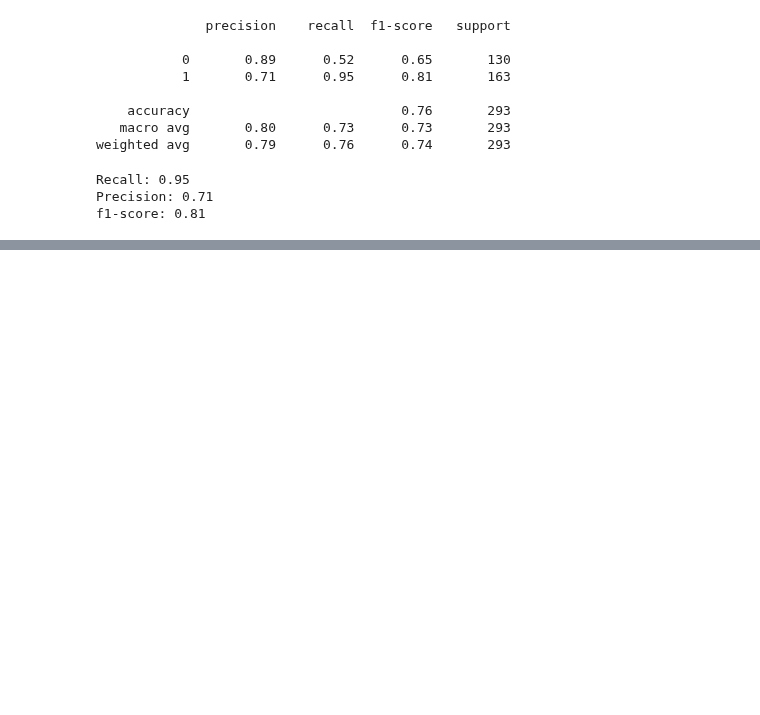
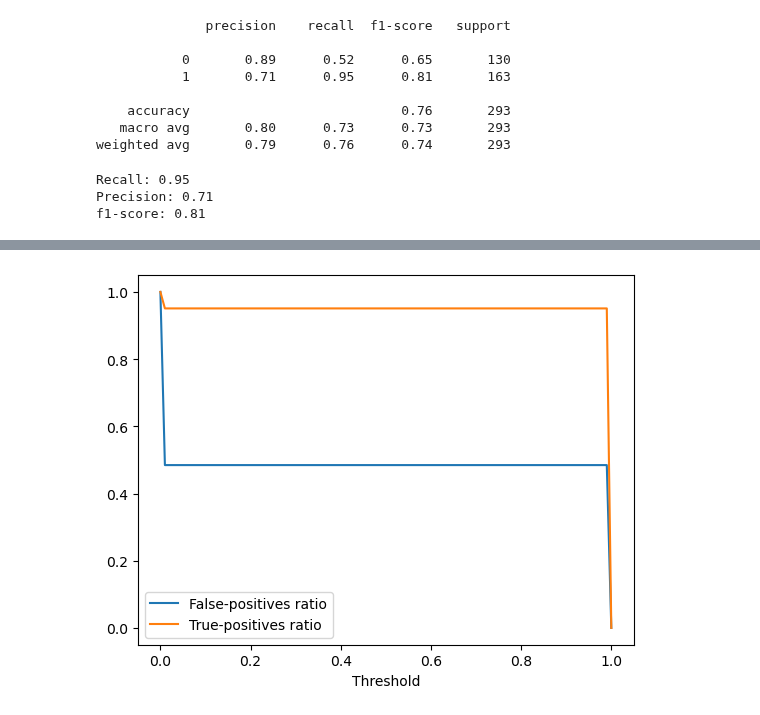
Before and after one commit to martinjimenez388/Road_to_alternatives, a Jupyter notebook: Hmw_MLZoomCamp_4.ipynb, the cells around one changed output, grey strips where cells are left out. Cells and saved outputs as stored; diff of their text form; code cells hidden in the pictures; blank space fills up the shorter version.

```diff
--- a/Hmw_MLZoomCamp_4.ipynb
+++ b/Hmw_MLZoomCamp_4.ipynb
@@ -113,0 +143,10 @@ Now, let' study the ROC (Receiver Operating Characteristics). Note that, even th
+# %%
+FPR = scores["fp"]/(scores["fp"] + scores["tn"])#Proportion of wrongly predicted positives among actual negatives
+TPR = scores["tp"]/(scores["tp"] + scores["fn"])#Proportion of correctly predicted positives among actual positives
+plt.plot(scores["threshold"], FPR, label="False-positives ratio")
+plt.plot(scores["threshold"], TPR, label="True-positives ratio")
+plt.xlabel("Threshold")
+plt.legend()
+plt.show()
+# %% [output]
+[figure, added]
```
Also changed, not shown: parts of 11 cells of this notebook.
